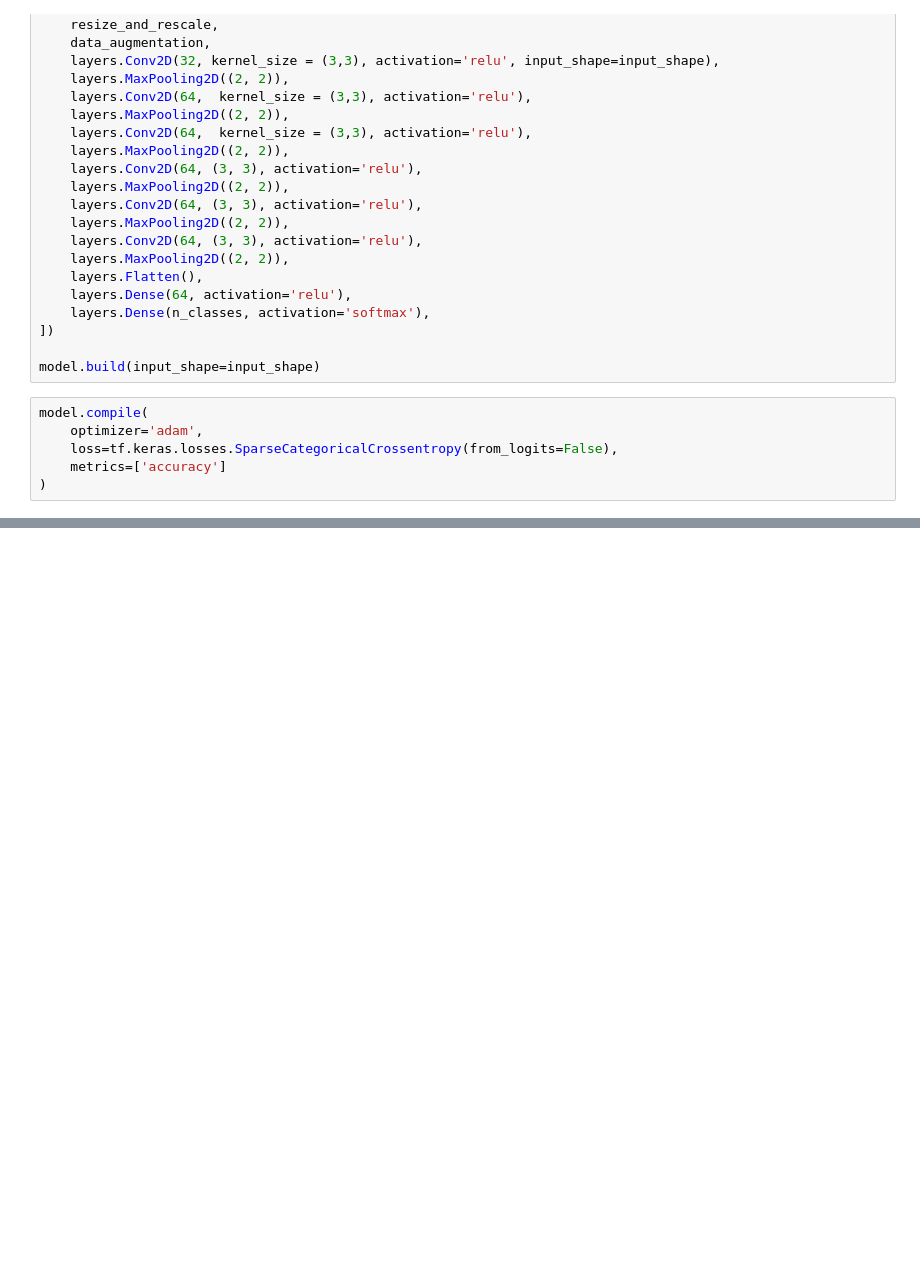
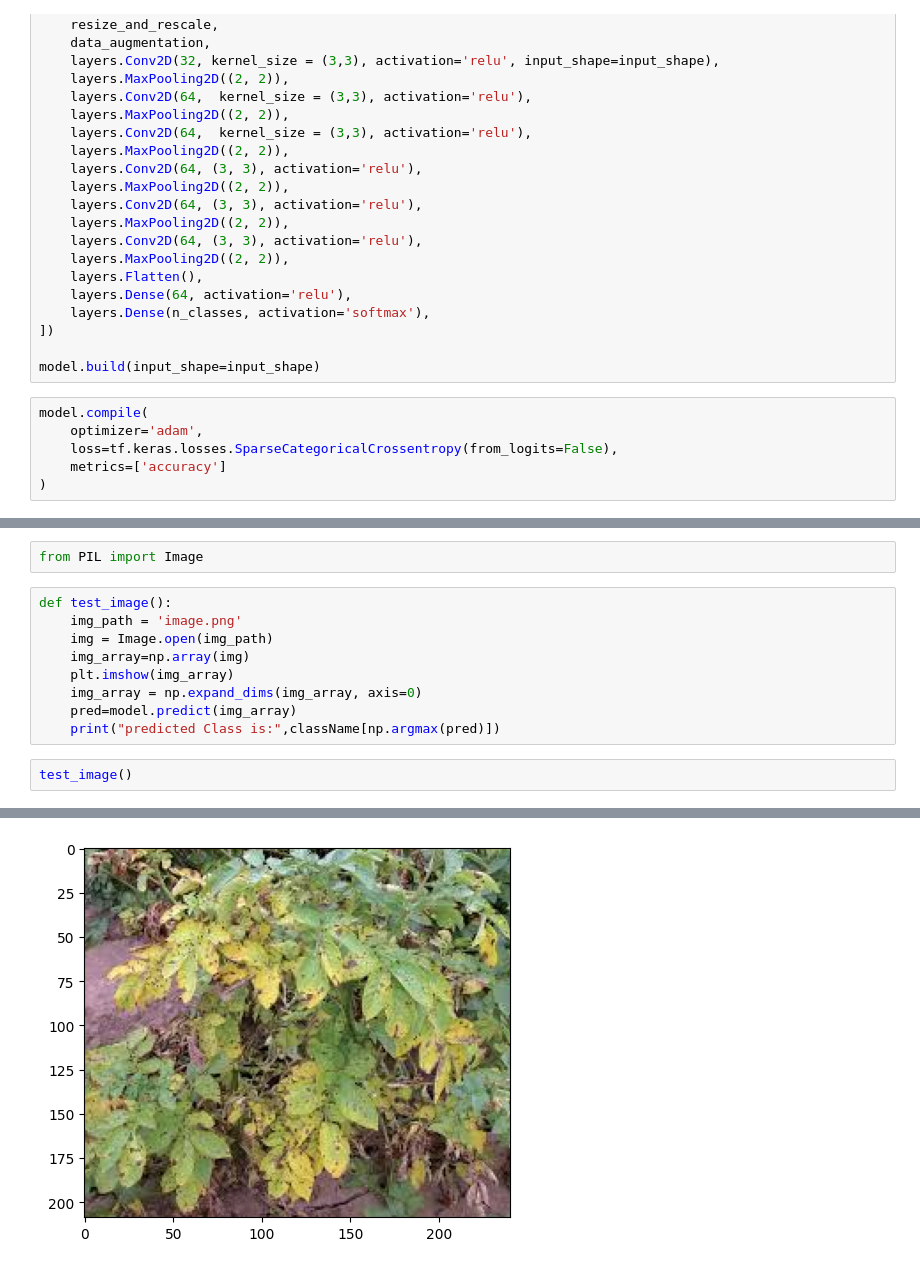
Before and after one commit to AyushPrakash414/potato-Disease-Clasification, a Jupyter notebook: model-training.ipynb, the cells around one changed output, grey strips where cells are left out. Cells and saved outputs as stored; diff of their text form; blank space fills up the shorter version.

Commit message:
Testing the model through online images

```diff
--- a/model-training.ipynb
+++ b/model-training.ipynb
@@ -186,0 +187,14 @@ predicted label: Potato___Early_blight
+# %%
+from PIL import Image
+# %%
+def test_image():
+    img_path = 'image.png'
+    img = Image.open(img_path)
+    img_array=np.array(img)
+    plt.imshow(img_array)
+    img_array = np.expand_dims(img_array, axis=0)
+    pred=model.predict(img_array)
+    print("predicted Class is:",className[np.argmax(pred)])
+# %%
+test_image()
+# %% [output]
@@ -186,0 +203 @@ predicted label: Potato___Early_blight
+[figure, added]
```
Also changed, not shown: parts of 6 cells of this notebook, 1 other file.
